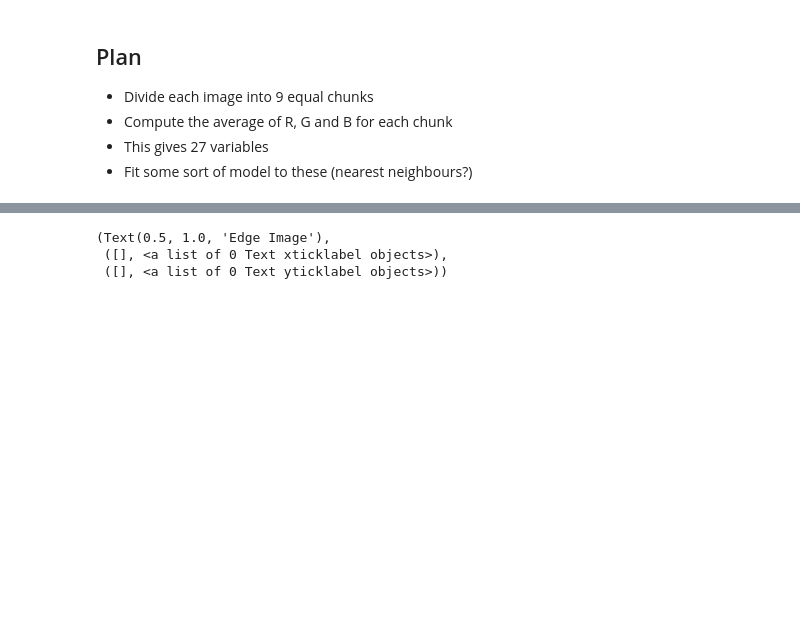
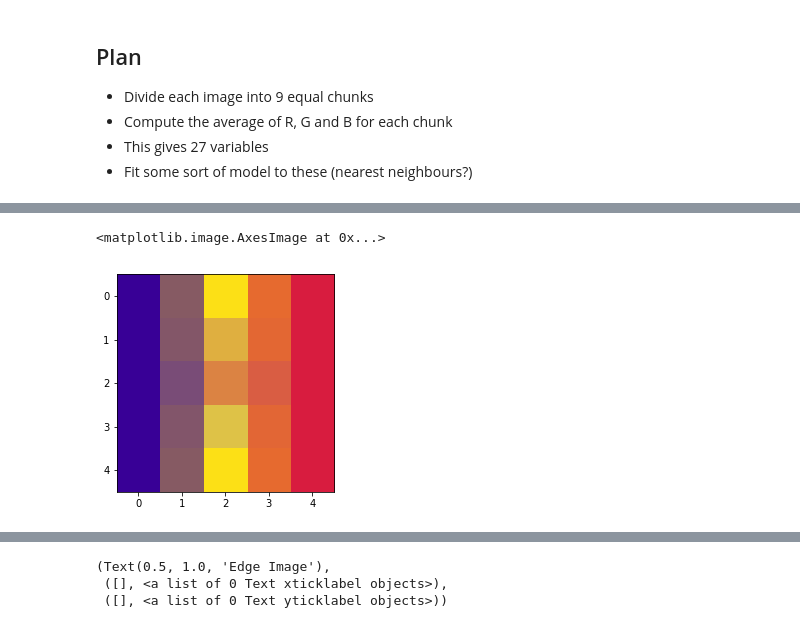
Before and after one commit to rnab/flags, a Jupyter notebook: FlagVision.ipynb, the cells around one changed output, grey strips where cells are left out. Drawn from its saved outputs; the diff is of its cells as text; code cells hidden in the pictures; blank space fills up the shorter version.

```diff
--- a/FlagVision.ipynb
+++ b/FlagVision.ipynb
@@ -26,0 +81,8 @@ plt.imshow(img)
+# %%
+dim = (5, 5)
+img_small = cv2.resize(img,dim,interpolation = cv2.INTER_AREA)
+# %%
+plt.imshow(img_small)
+# %% [output]
+<matplotlib.image.AxesImage at 0x...>
+[figure, added]
```
Also changed, not shown: parts of 17 cells of this notebook, 1 other file.
